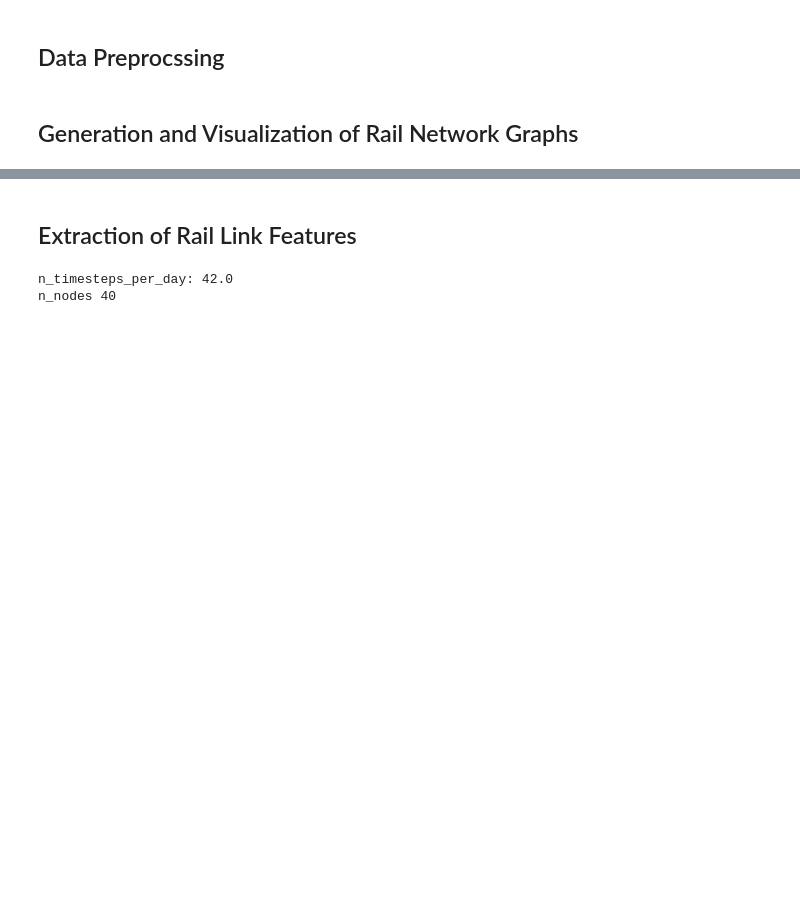
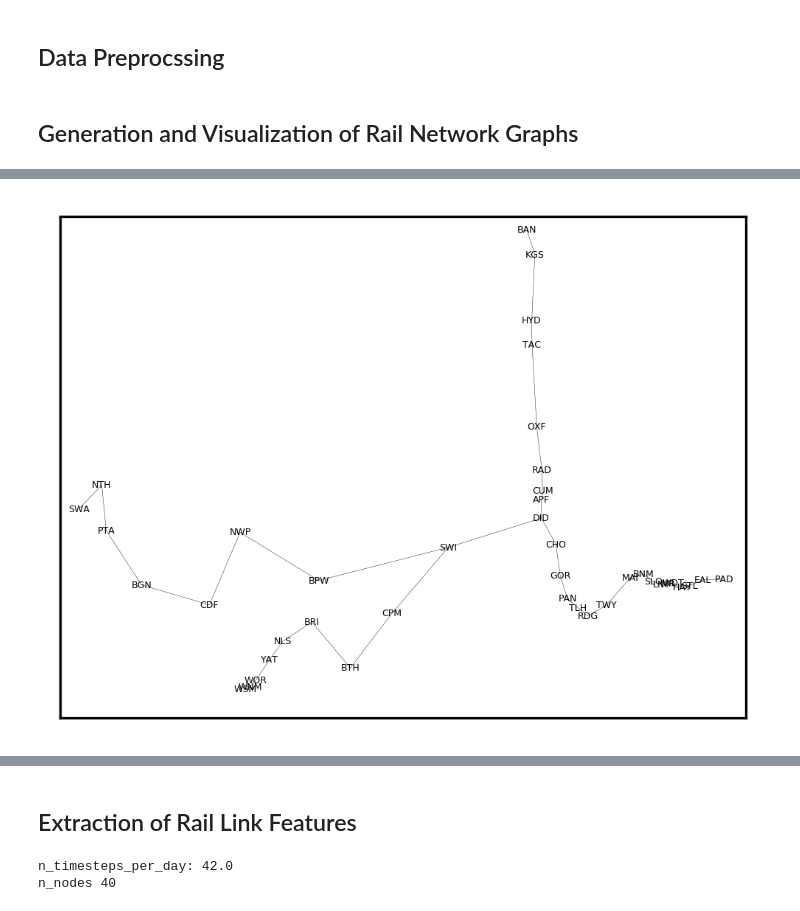
Before and after one commit to jacob-heglund/raildelay, a Jupyter notebook: notebooks/raildelays_create_data.ipynb, the cells around one changed output, grey strips where cells are left out. Saved outputs shown, nothing was run; the diff lists cells and outputs as text; code cells hidden in the pictures; blank space fills up the shorter version.

```diff
--- a/notebooks/raildelays_create_data.ipynb
+++ b/notebooks/raildelays_create_data.ipynb
@@ -409,11 +411,13 @@ if show_plots:
 # %%
 if show_plots:
     fig = plt.subplots(figsize=figsize, dpi=dpi)
-    nx.draw_networkx_labels(G, idx_position, idx_stop, font_size=10)
-    nx.draw_networkx_edges(G, idx_position)
+    nx.draw_networkx_labels(G, idx_position, idx_stop, font_size=3)
+    nx.draw_networkx_edges(G, idx_position, width=0.1)
     plt.xlim(xlim)
     plt.ylim(ylim)
     plt.show()
+# %% [output]
+[figure, added]
 # %%
 LG = nx.line_graph(G)
 # %%
```
Also changed, not shown: parts of 23 cells of this notebook, 38 other files.
